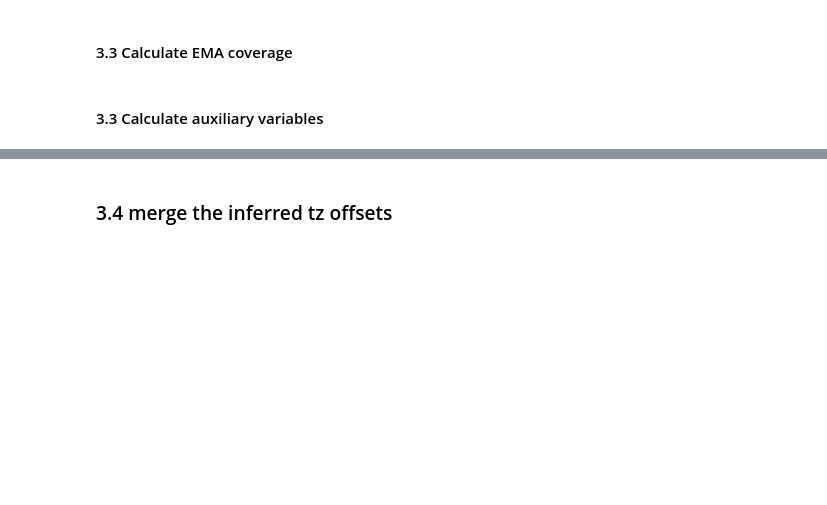
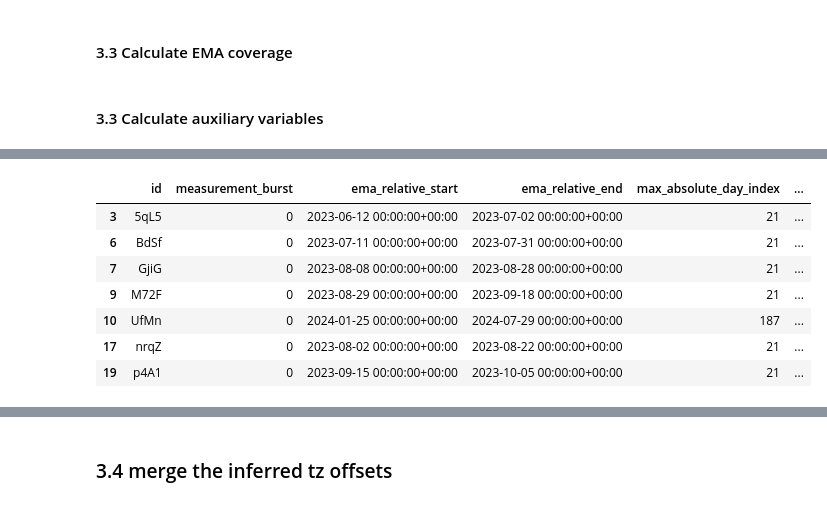
Before and after one commit to leona-ha/preact_digital, a Jupyter notebook: notebooks/01_Data_Preprocess.ipynb, the cells around one changed output, grey strips where cells are left out. Saved outputs shown, nothing was run; the diff lists cells and outputs as text; code cells hidden in the pictures; blank space fills up the shorter version.

```diff
--- a/notebooks/01_Data_Preprocess.ipynb
+++ b/notebooks/01_Data_Preprocess.ipynb
@@ -461,21 +507,34 @@ else:
 # %%
+"""
+
 df_max_day = (
     df_ema_content.loc[
         df_ema_content["id"].isin(high_indices_id) & (df_ema_content["absolute_day_index"] > 16),
         ["id", "measurement_burst", "ema_relative_start", "ema_relative_end", "absolute_day_index", "beep_per_person_id"]
     ]
     .groupby(["id", "measurement_burst", "ema_relative_start", "ema_relative_end"], as_index=False)
     .agg(
         max_absolute_day_index=("absolute_day_index", "max"),
         n_unique_beeps_after_day16=("beep_per_person_id", "nunique"),
     )
     .sort_values(["id", "measurement_burst", "max_absolute_day_index"])
 )
 
 df_max_day_burst0 = df_max_day.loc[df_max_day["measurement_burst"] == 0]
 df_max_day_burst1 = df_max_day.loc[df_max_day["measurement_burst"] == 1]
 df_max_day_burst2 = df_max_day.loc[df_max_day["measurement_burst"] == 2]
 
 df_max_day_burst0
+
+"""
+# %% [output]
+|  | id | measurement_burst | ema_relative_start | ema_relative_end | max_absolute_day_index | ... |
+| 3 | 5qL5 | 0 | 2023-06-12 00:00:00+00:00 | 2023-07-02 00:00:00+00:00 | 21 | ... |
+| 6 | BdSf | 0 | 2023-07-11 00:00:00+00:00 | 2023-07-31 00:00:00+00:00 | 21 | ... |
+| 7 | GjiG | 0 | 2023-08-08 00:00:00+00:00 | 2023-08-28 00:00:00+00:00 | 21 | ... |
+| 9 | M72F | 0 | 2023-08-29 00:00:00+00:00 | 2023-09-18 00:00:00+00:00 | 21 | ... |
+| 10 | UfMn | 0 | 2024-01-25 00:00:00+00:00 | 2024-07-29 00:00:00+00:00 | 187 | ... |
+| 17 | nrqZ | 0 | 2023-08-02 00:00:00+00:00 | 2023-08-22 00:00:00+00:00 | 21 | ... |
+| 19 | p4A1 | 0 | 2023-09-15 00:00:00+00:00 | 2023-10-05 00:00:00+00:00 | 21 | ... |
 # %%
 df_max_day_burst1
```
Also changed, not shown: parts of 20 cells of this notebook.
